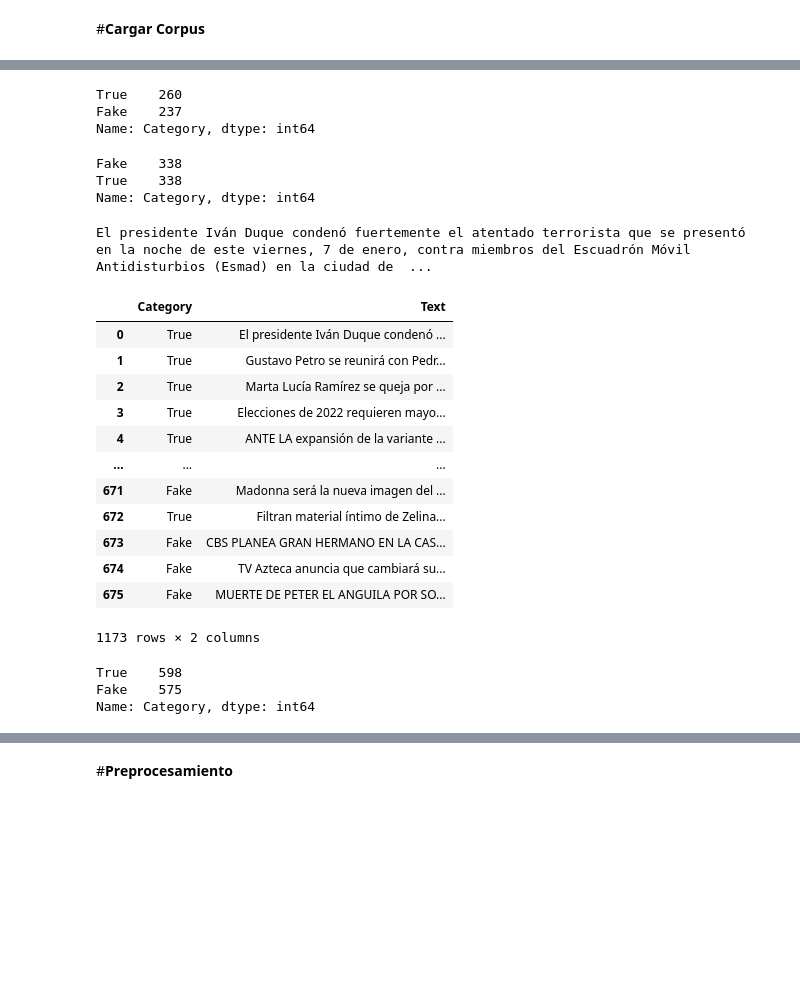
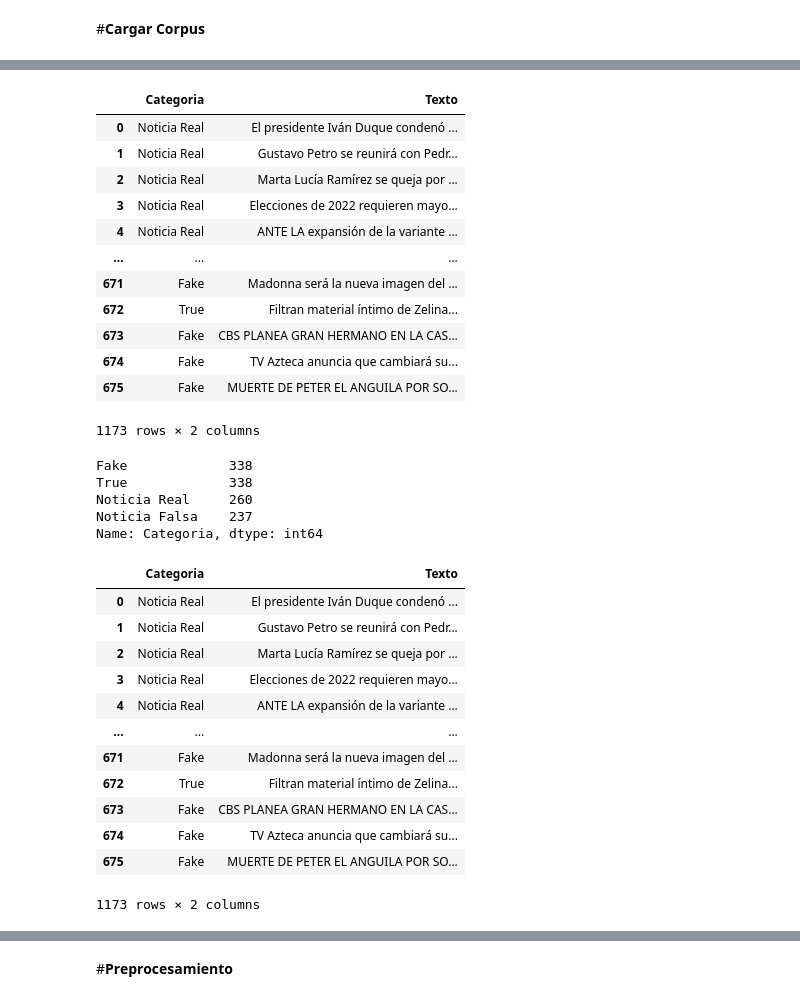
Before and after one commit to jmontano1987/pdg, a Jupyter notebook: Proyecto_de_Grado.ipynb, the cells around one changed output, grey strips where cells are left out. Drawn from its saved outputs; the diff is of its cells as text; code cells hidden in the pictures; blank space fills up the shorter version.

```diff
--- a/Proyecto_de_Grado.ipynb
+++ b/Proyecto_de_Grado.ipynb
@@ -286,0 +319,3 @@ df
+# %%
+df=df[['Categoria','Texto']] # Corpus creado por Eduardo Flores y Juan Montano
+df
@@ -286,0 +343,4 @@ df
+# %%
+## seleccionar las dos columans de trabajo
+df2=df2[['Category','Text']] # Corpus Posadas-Duran
+df2
@@ -287 +361,3 @@ df
+# %%
+df2=df2.rename(columns={'Category':'Categoria', 'Text':'Texto'})
 # %%
@@ -337,29 +370,13 @@ df_temp2
-# %%
-df_temp.Category.value_counts()
-# %% [output]
-True    260
-Fake    237
-Name: Category, dtype: int64
-# %%
-df_temp2.Category.value_counts()
-# %% [output]
-Fake    338
-True    338
-Name: Category, dtype: int64
-# %%
-print(df.Text.iloc[0])
-# %% [output]
-El presidente Iván Duque condenó fuertemente el atentado terrorista que se presentó en la noche de este viernes, 7 de enero, contra miembros del Escuadrón Móvil Antidisturbios (Esmad) en la ciudad de  ...
 # %%
-df_base=pd.concat([df_temp,df_temp2], axis=0, ignore_index=False)
+df_base=pd.concat([df,df2], axis=0, ignore_index=False)
 df_base
 # %% [output]
-|  | Category | Text |
-| 0 | True | El presidente Iván Duque condenó ... |
-| 1 | True | Gustavo Petro se reunirá con Pedr... |
-| 2 | True | Marta Lucía Ramírez se queja por ... |
-| 3 | True | Elecciones de 2022 requieren mayo... |
-| 4 | True | ANTE LA expansión de la variante ... |
+|  | Categoria | Texto |
+| 0 | Noticia Real | El presidente Iván Duque condenó ... |
+| 1 | Noticia Real | Gustavo Petro se reunirá con Pedr... |
+| 2 | Noticia Real | Marta Lucía Ramírez se queja por ... |
+| 3 | Noticia Real | Elecciones de 2022 requieren mayo... |
+| 4 | Noticia Real | ANTE LA expansión de la variante ... |
 | ... | ... | ... |
 | 671 | Fake | Madonna será la nueva imagen del ... |
 | 672 | True | Filtran material íntimo de Zelina... |
@@ -368,8 +385,26 @@ df_base
 | 675 | Fake | MUERTE DE PETER EL ANGUILA POR SO... |
 1173 rows × 2 columns
 # %%
-df_base.Category.value_counts()
+df_base.Categoria.value_counts()
 # %% [output]
-True    598
-Fake    575
-Name: Category, dtype: int64
+Fake             338
+True             338
+Noticia Real     260
+Noticia Falsa    237
+Name: Categoria, dtype: int64
+# %%
+df_base
+# %% [output]
+|  | Categoria | Texto |
+| 0 | Noticia Real | El presidente Iván Duque condenó ... |
+| 1 | Noticia Real | Gustavo Petro se reunirá con Pedr... |
+| 2 | Noticia Real | Marta Lucía Ramírez se queja por ... |
+| 3 | Noticia Real | Elecciones de 2022 requieren mayo... |
+| 4 | Noticia Real | ANTE LA expansión de la variante ... |
+| ... | ... | ... |
+| 671 | Fake | Madonna será la nueva imagen del ... |
+| 672 | True | Filtran material íntimo de Zelina... |
+| 673 | Fake | CBS PLANEA GRAN HERMANO EN LA CAS... |
+| 674 | Fake | TV Azteca anuncia que cambiará su... |
+| 675 | Fake | MUERTE DE PETER EL ANGUILA POR SO... |
+1173 rows × 2 columns
```
Also changed, not shown: parts of 80 cells of this notebook.
